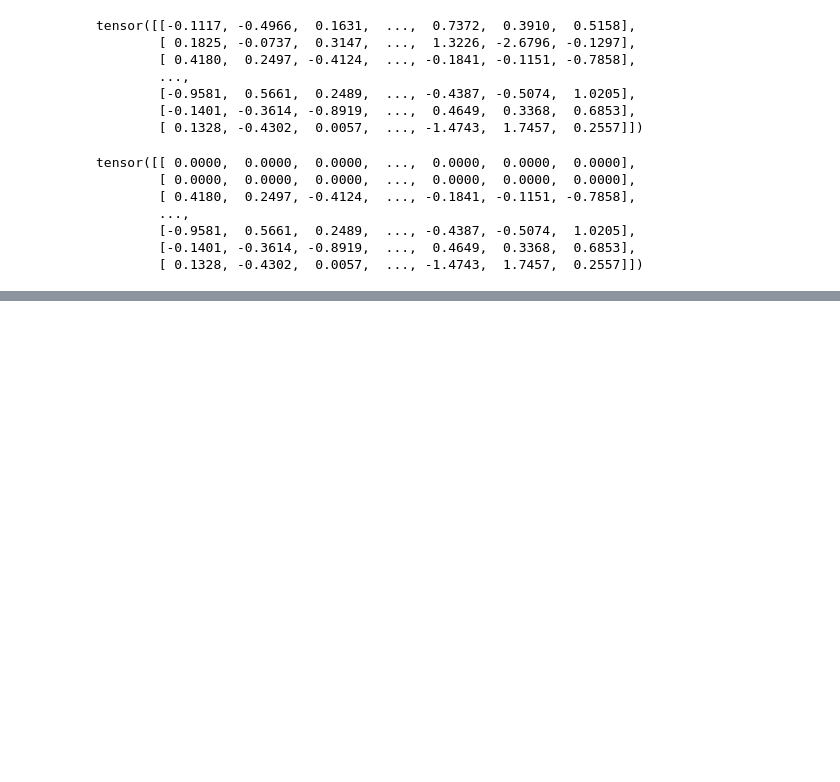
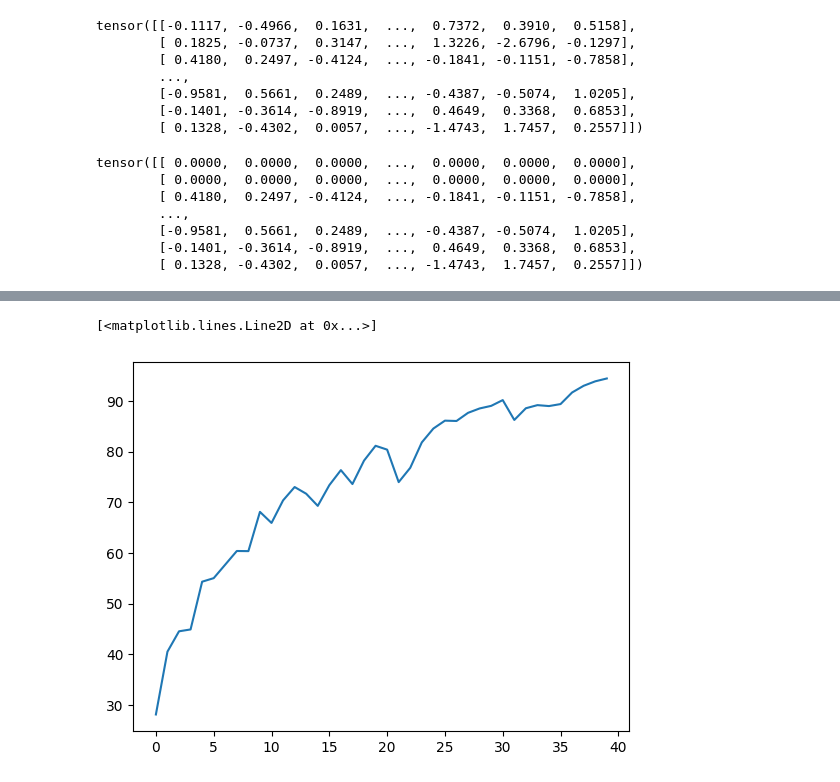
Before and after one commit to ganeshred/NLPAuthorshipAttributionNLM, a Jupyter notebook: LSTM_task3.ipynb, the cells around one changed output, grey strips where cells are left out. Cells and saved outputs as stored; diff of their text form; code cells hidden in the pictures; blank space fills up the shorter version.

```diff
--- a/LSTM_task3.ipynb
+++ b/LSTM_task3.ipynb
@@ -387,0 +410,5 @@ Test Loss: 0.791 | Test Acc: 69.55%
+# %%
+plt.plot(train_accs)
+# %% [output]
+[<matplotlib.lines.Line2D at 0x...>]
+[figure, added]
```
Also changed, not shown: parts of 19 cells of this notebook.
